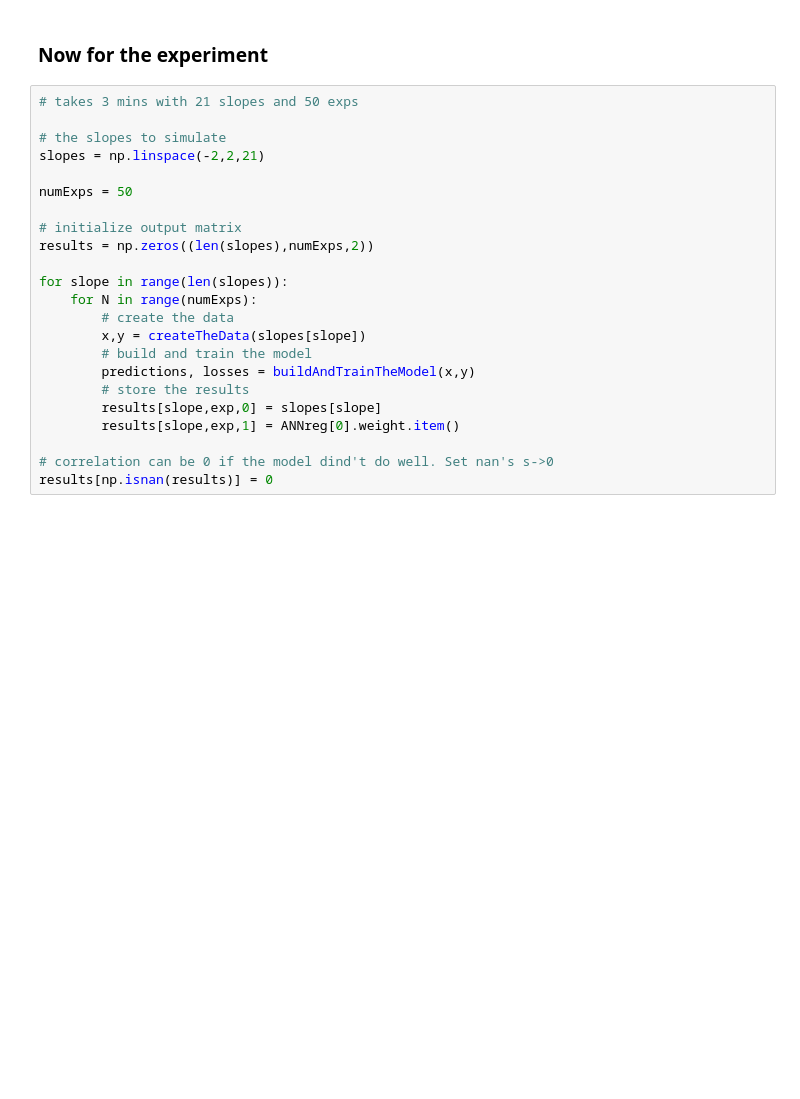
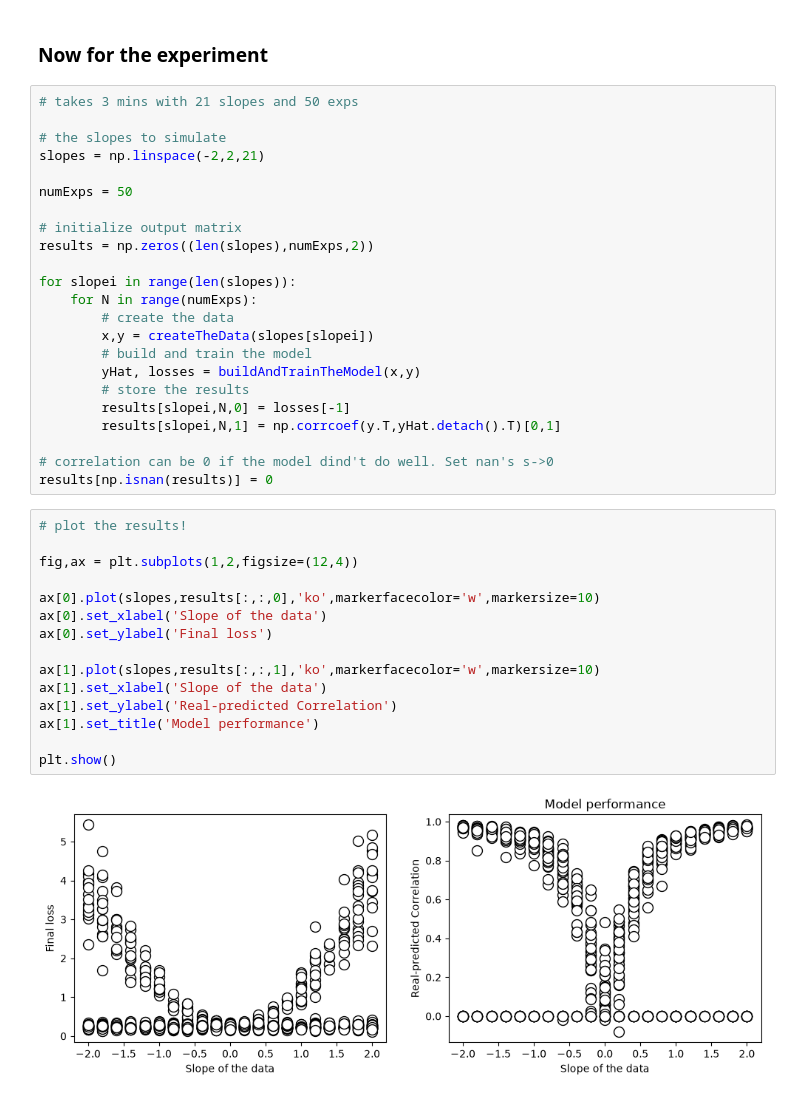
Before and after one commit to ISO158/udemy-deep-learning-cohen, a Jupyter notebook: 03-artificial-neural-networks/03_challenge_regression_slope.ipynb, the cells around one changed output. Drawn from its saved outputs; the diff is of its cells as text; blank space fills up the shorter version.

```diff
--- a/03-artificial-neural-networks/03_challenge_regression_slope.ipynb
+++ b/03-artificial-neural-networks/03_challenge_regression_slope.ipynb
@@ -96,15 +96,32 @@ numExps = 50
 # initialize output matrix
 results = np.zeros((len(slopes),numExps,2))
 
-for slope in range(len(slopes)):
+for slopei in range(len(slopes)):
     for N in range(numExps):
         # create the data
-        x,y = createTheData(slopes[slope])
+        x,y = createTheData(slopes[slopei])
         # build and train the model
-        predictions, losses = buildAndTrainTheModel(x,y)
+        yHat, losses = buildAndTrainTheModel(x,y)
         # store the results
-        results[slope,exp,0] = slopes[slope]
-        results[slope,exp,1] = ANNreg[0].weight.item()
+        results[slopei,N,0] = losses[-1]
+        results[slopei,N,1] = np.corrcoef(y.T,yHat.detach().T)[0,1]
 
 # correlation can be 0 if the model dind't do well. Set nan's s->0
 results[np.isnan(results)] = 0
+# %%
+# plot the results!
+
+fig,ax = plt.subplots(1,2,figsize=(12,4))
+
+ax[0].plot(slopes,results[:,:,0],'ko',markerfacecolor='w',markersize=10)
+ax[0].set_xlabel('Slope of the data')
+ax[0].set_ylabel('Final loss')
+
+ax[1].plot(slopes,results[:,:,1],'ko',markerfacecolor='w',markersize=10)
+ax[1].set_xlabel('Slope of the data')
+ax[1].set_ylabel('Real-predicted Correlation')
+ax[1].set_title('Model performance')
+
+plt.show()
+# %% [output]
+[figure, added]
```
Also changed, not shown: parts of 1 cell of this notebook.
